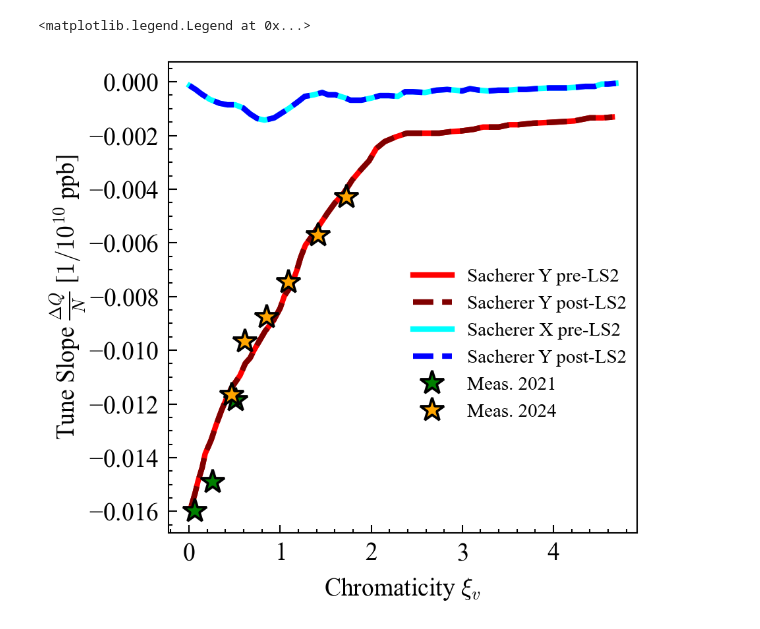
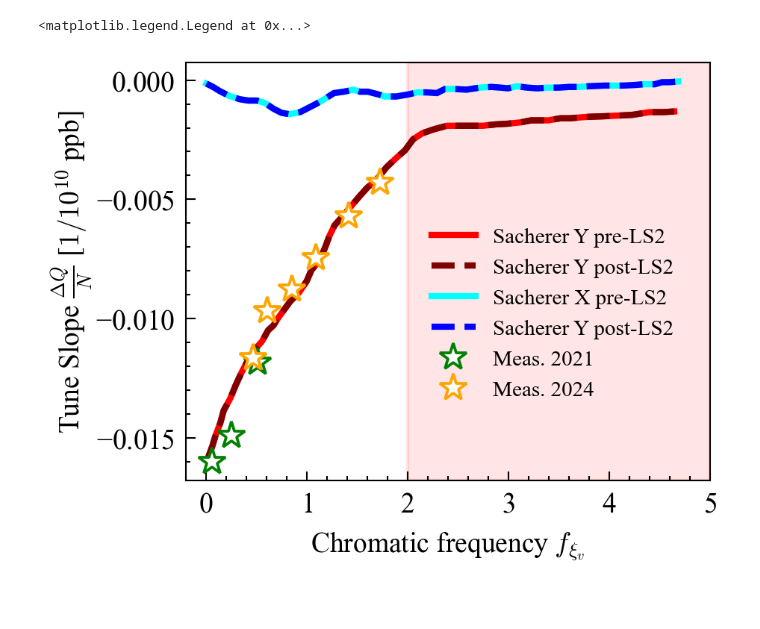
Before and after one commit to elenafuengar/SPS-impedance-studies, a Jupyter notebook: SPS-Tune-Shifts/plots/plots_forIPAC25.ipynb, the cells around one changed output. Saved outputs shown, nothing was run; the diff lists cells and outputs as text; code cells hidden in the pictures; blank space fills up the shorter version.

Commit message:
new version of 3 plots

```diff
--- a/SPS-Tune-Shifts/plots/plots_forIPAC25.ipynb
+++ b/SPS-Tune-Shifts/plots/plots_forIPAC25.ipynb
@@ -10,45 +10,47 @@ matplotlib.rcParams.update({'font.size': 9})
 plt.rcParams['font.serif'] = 'Times New Roman'
 dpi=150
 # %%
-figsize = (3.25, 3.)
+figsize = (3.25, 2.5)
 fig, ax = plt.subplots(figsize=figsize, dpi=300, tight_layout=True)
 ax.set_prop_cycle("color", plt.cm.rainbow_r(np.linspace(0,1,5)))
 
-ax.set_xlabel(r"Chromaticity $\xi_v$")
+ax.set_xlabel(r"Chromatic frequency $f_{\xi_v}$")
 ax.set_ylabel(r'Tune Slope $\frac{\Delta Q}{N}$ [$1/10^{10}$ ppb]', labelpad=0.5)
-#ax.set_xlim(0.1, -2.4)
+ax.set_xlim(-0.2, 5)
 #ax.set_ylim(0, 10.)
 #ax.minorticks_off()
 ax.tick_params(axis='both', top=False, right=False)
 ax.tick_params(axis='both', which='minor', top=False, right=False)
 
 
 d = np.loadtxt("SPS-Tune-Shifts/meas/measY-2021.csv", skiprows=1, delimiter=',')
 x0, y_2021 = d[:,0], d[:,1]
 
 d = np.loadtxt("SPS-Tune-Shifts/meas/measY-2024.csv", skiprows=1, delimiter=',')
 x1, y_2024 = d[:,0], d[:,1]
 
 d = np.loadtxt("SPS-Tune-Shifts/meas/modelX.csv", skiprows=1, delimiter=',')
 x2, y_modelX = d[:,0], d[:,1]
 
 d = np.loadtxt("SPS-Tune-Shifts/meas/modelY.csv", skiprows=1, delimiter=',')
 x3, y_modelY = d[:,0], d[:,1]
 
 
 l1 = ax.plot(x3, y_modelY, lw=2, ls='-', c='r')
 l2 = ax.plot(x3, y_modelY, lw=2, ls='--', c='maroon')
 
 l3 = ax.plot(x2, y_modelX, lw=2, ls='-', c='cyan')
 l4 = ax.plot(x2, y_modelX, lw=2, ls='--', c='b')
 
-m1 = ax.errorbar(x0, y_2021, fmt = '*',mec='k', mfc='g',  ms=9, elinewidth=0.6, markeredgewidth=0.9, capsize=2)
-m2 = ax.errorbar(x1, y_2024, fmt = '*',mec='k', mfc='orange',  ms=9, elinewidth=0.6, markeredgewidth=0.9, capsize=2)
+m1 = ax.errorbar(x0, y_2021, fmt = '*',mfc='w', mec='g',  ms=9, elinewidth=0.6, markeredgewidth=0.9, capsize=2)
+m2 = ax.errorbar(x1, y_2024, fmt = '*',mfc='w', mec='orange',  ms=9, elinewidth=0.6, markeredgewidth=0.9, capsize=2)
+
+ax.axvspan(2, 5, color='red', alpha=0.1)
 
 ax.legend(handles=[l1[0], l2[0], l3[0], l4[0], m1, m2],
            labels=['Sacherer Y pre-LS2', 'Sacherer Y post-LS2', 'Sacherer X pre-LS2', 'Sacherer Y post-LS2', 'Meas. 2021', 'Meas. 2024'],
-           fontsize=7, ncol=1, bbox_to_anchor=(0.75, 0.4), loc='center',
+           fontsize=7, ncol=1, bbox_to_anchor=(0.7, 0.4), loc='center',
            )
 # %% [output]
 <matplotlib.legend.Legend at 0x...>
-[figure, old version]
+[figure, new version]
```
Also changed, not shown: 2 other files.
